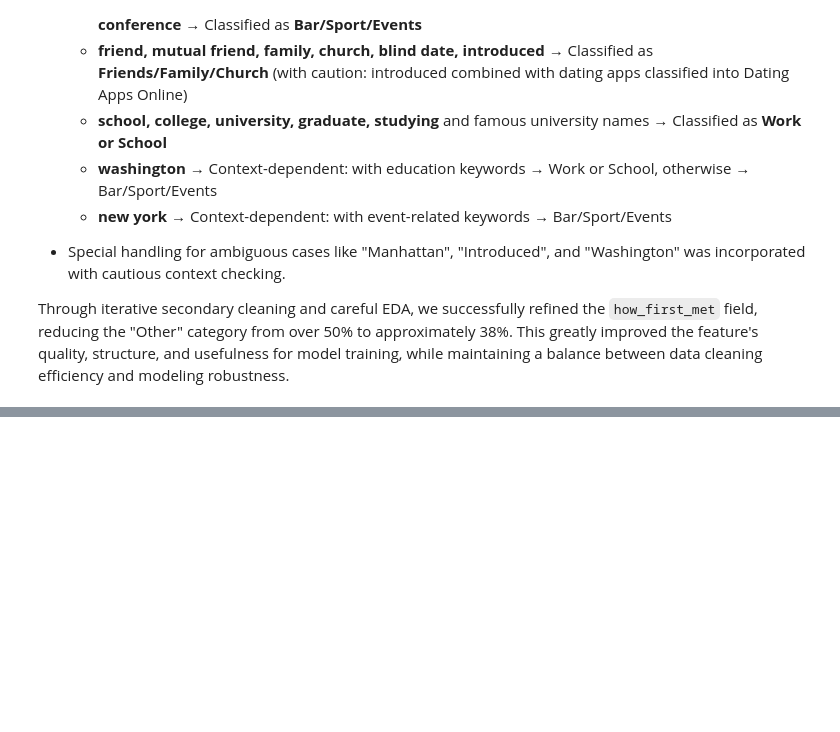
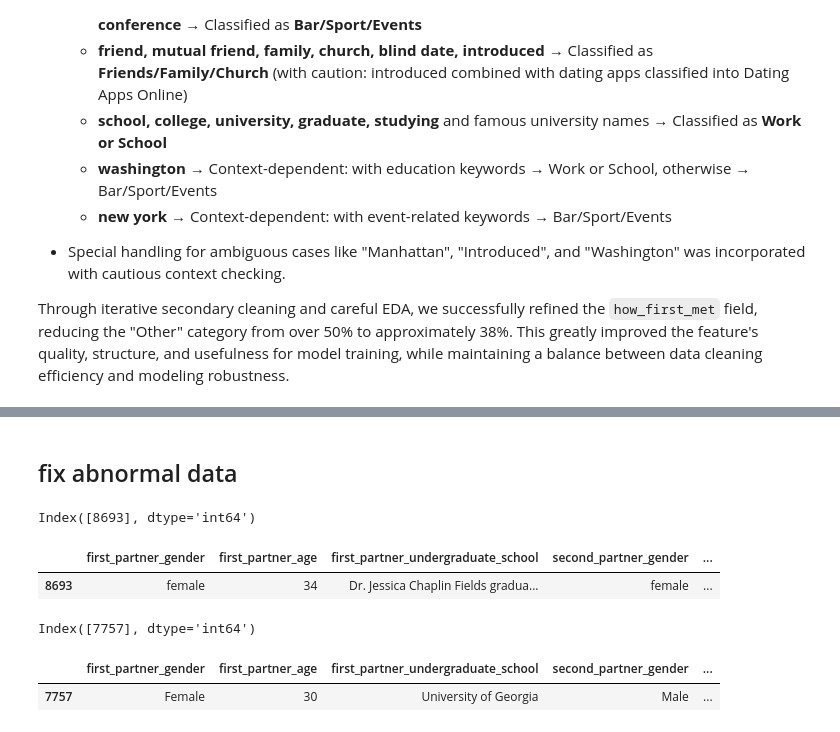
Before and after one commit to YanmiYu/DL-Marriage-Prediction, a Jupyter notebook: src/keyword_preprocess.ipynb, the cells around one changed output, grey strips where cells are left out. Drawn from its saved outputs; the diff is of its cells as text; code cells hidden in the pictures; blank space fills up the shorter version.

Commit message:
fixed abnormal age value, add age bin

```diff
--- a/src/keyword_preprocess.ipynb
+++ b/src/keyword_preprocess.ipynb
@@ -27,9 +19,9 @@ import openpyxl
 ## read excel data /Users/mingruichen/Documents/Spring-2025/CSCI1470/DL-Marriage-Prediction/Data/data_2013_to_2023.xlsx
 # set working directory
 import os
-#data = pd.read_excel('/Users/anita/Documents/CS1470/DL-Marriage-Prediction/Data/2013-2023_update.xlsx')
+data = pd.read_excel('/Users/anita/Documents/CS1470/DL-Marriage-Prediction/Data/2013-2023_update.xlsx')
 #data = pd.read_excel('/Users/y.xiao.z/Desktop/Spring 2025/CSCI1470/DL-Marriage-Prediction/Data/2013-2023_update.xlsx')
-data = pd.read_excel('/Users/yanmiyu/Desktop/1470_final/DL-Marriage-Prediction/Data/2013-2023_update.xlsx')
+#data = pd.read_excel('/Users/yanmiyu/Desktop/1470_final/DL-Marriage-Prediction/Data/2013-2023_update.xlsx')
 # %% [markdown]
 # School Classification
 # %%
@@ -125,6 +117,7 @@ alias_map = {
     # National Universities
     'stanford': 'stanford university',
     'mit': 'massachusetts institute of technology',
+    'm.i.t.': 'massachusetts institute of technology',
     'caltech': 'california institute of technology',
     'duke': 'duke university',
     'northwestern': 'northwestern university',
@@ -632,0 +650,22 @@ Through iterative secondary cleaning and careful EDA, we successfully refined th
+# %% [markdown]
+## fix abnormal data
+# %%
+idx = data_demo.index[data_demo['first_partner_age'] == '3431']
+print(idx)
+data_demo.loc[data_demo['first_partner_age'] == '3431', ['first_partner_age', 'second_partner_age', 'first_partner_gender', 'second_partner_gender']] = [34, 31, 'female', 'female']
+data_demo.loc[idx]
+# jessica fields 34, sensening 31
+# %% [output]
+Index([8693], dtype='int64')
+|  | first_partner_gender | first_partner_age | first_partner_undergraduate_school | second_partner_gender | ... |
+| 8693 | female | 34 | Dr. Jessica Chaplin Fields gradua... | female | ... |
+# %%
+# 12 and 14 when first met
+idx = data_demo.index[data_demo['first_partner_age'] == '12']
+print(idx)
+data_demo.loc[idx, ['first_partner_age', 'second_partner_age']] = [30, 33]
+data_demo.loc[idx]
+# %% [output]
+Index([7757], dtype='int64')
+|  | first_partner_gender | first_partner_age | first_partner_undergraduate_school | second_partner_gender | ... |
+| 7757 | Female | 30 | University of Georgia | Male | ... |
```
Also changed, not shown: parts of 7 cells of this notebook.
